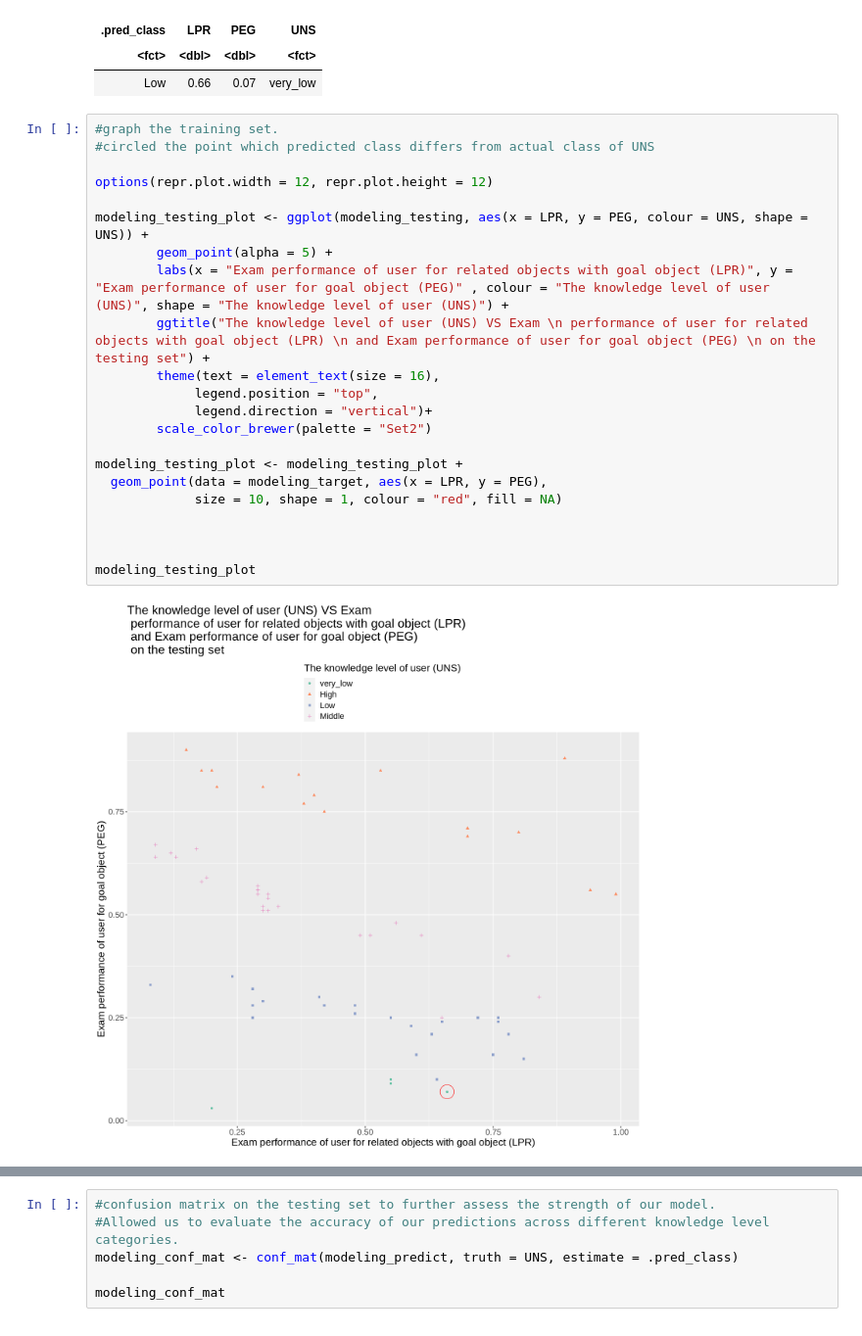
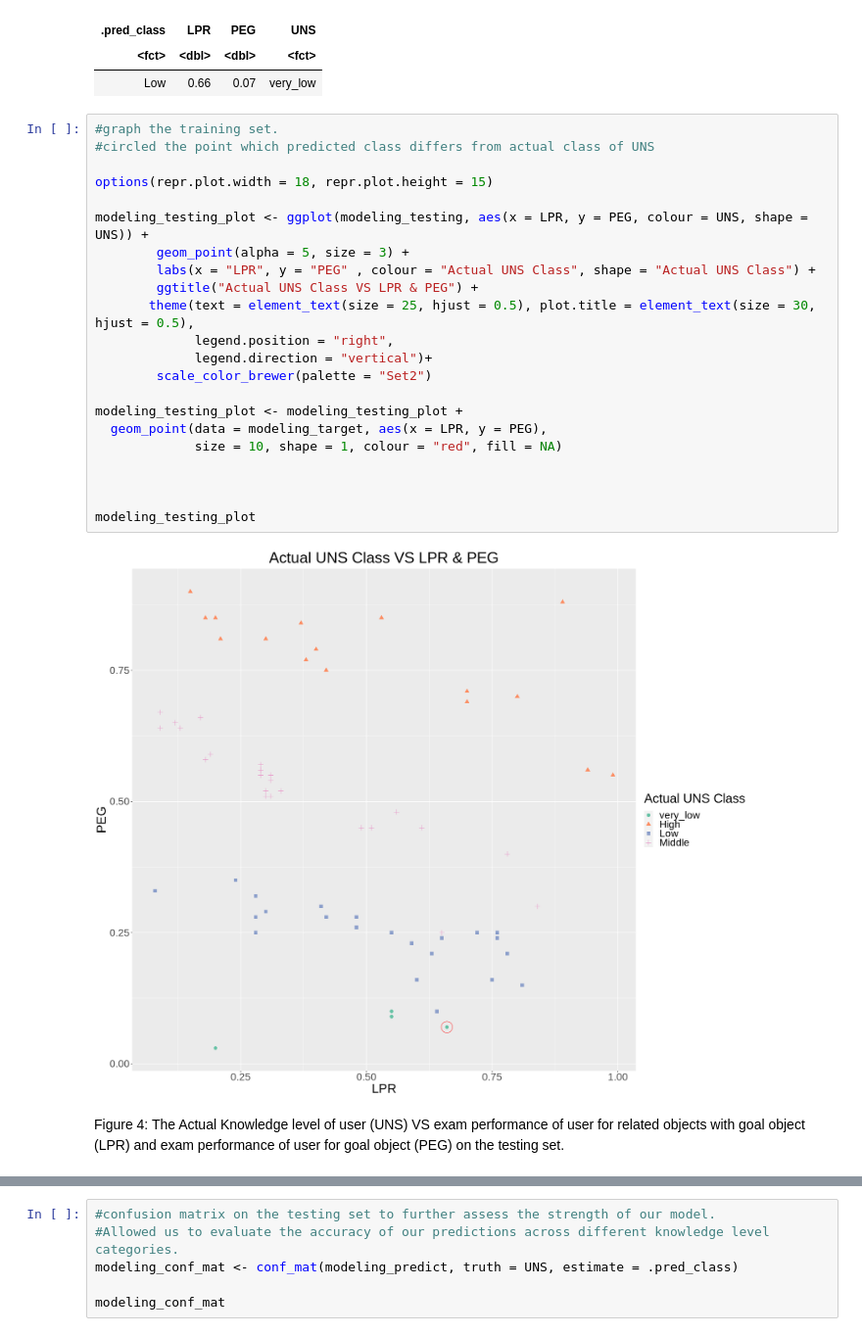
Before and after one commit to Anson-Chan-HK/DSCI-100-2023S1-4-PROJECT, a Jupyter notebook: actual_project.ipynb, the cells around one changed output, grey strips where cells are left out. Shown at 98% size. Saved outputs shown, nothing was run; the diff lists cells and outputs as text.

```diff
--- a/actual_project.ipynb
+++ b/actual_project.ipynb
@@ -479,27 +487,29 @@ A tibble: 1 × 4
 # %%
 #graph the training set.
 #circled the point which predicted class differs from actual class of UNS
 
-options(repr.plot.width = 12, repr.plot.height = 12)
+options(repr.plot.width = 18, repr.plot.height = 15)
 
 modeling_testing_plot <- ggplot(modeling_testing, aes(x = LPR, y = PEG, colour = UNS, shape = UNS)) +
-        geom_point(alpha = 5) +
-        labs(x = "Exam performance of user for related objects with goal object (LPR)", y = "Exam performance of user for goal object (PEG)" , colour = "The knowledge level of user (UNS)", shape = "The knowledge level of user (UNS)") +
-        ggtitle("The knowledge level of user (UNS) VS Exam \n performance of user for related objects with goal object (LPR) \n and Exam performance of user for goal object (PEG) \n on the testing set") +
-        theme(text = element_text(size = 16),
-             legend.position = "top",
+        geom_point(alpha = 5, size = 3) +
+        labs(x = "LPR", y = "PEG" , colour = "Actual UNS Class", shape = "Actual UNS Class") +
+        ggtitle("Actual UNS Class VS LPR & PEG") +
+       theme(text = element_text(size = 25, hjust = 0.5), plot.title = element_text(size = 30, hjust = 0.5),
+             legend.position = "right",
              legend.direction = "vertical")+
         scale_color_brewer(palette = "Set2")
 
 modeling_testing_plot <- modeling_testing_plot +
   geom_point(data = modeling_target, aes(x = LPR, y = PEG),
              size = 10, shape = 1, colour = "red", fill = NA)
 
 
 
 modeling_testing_plot
 # %% [output]
-[figure, old version]
+[figure, new version]
+# %% [markdown]
+Figure 4: The Actual Knowledge level of user (UNS) VS exam performance of user for related objects with goal object (LPR) and exam performance of user for goal object (PEG) on the testing set.
 # %%
 #graph our results of our final model prediction on the testing set, with the colours differentiated from the predictive classes from our model
 #circled the point which predicted class differs from actual class of UNS
```
Also changed, not shown: parts of 11 cells of this notebook.
